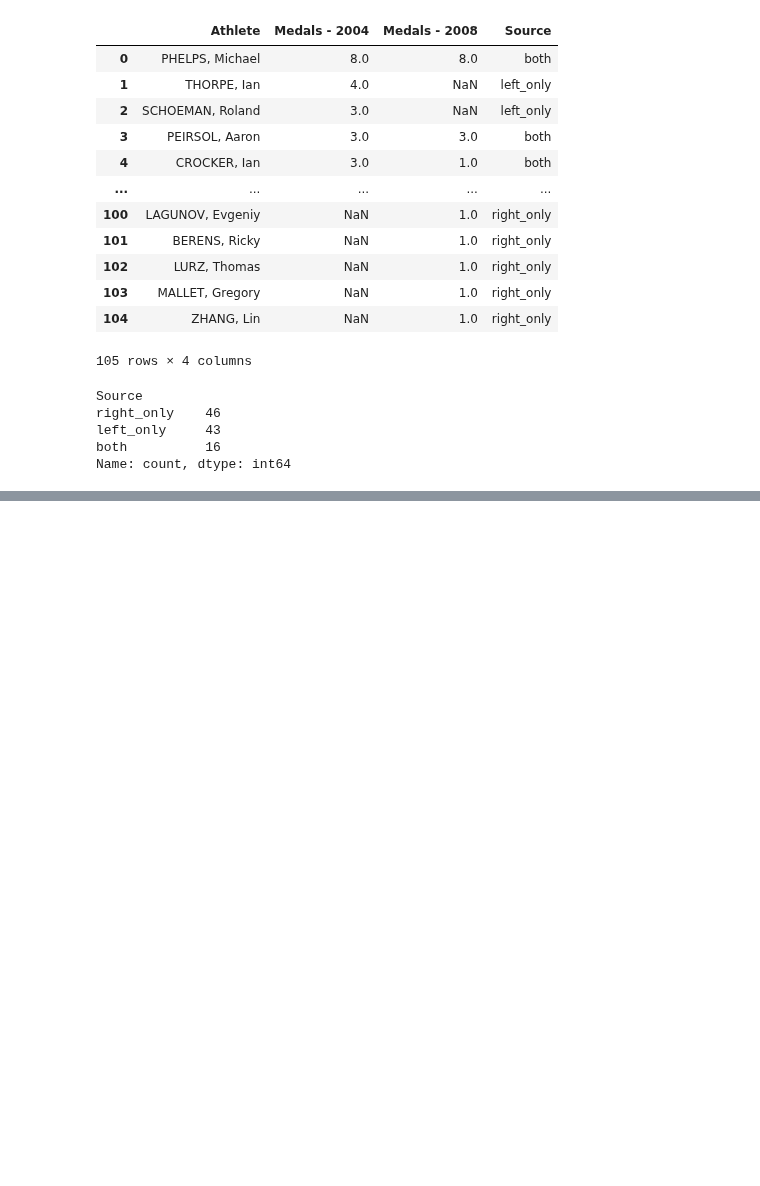
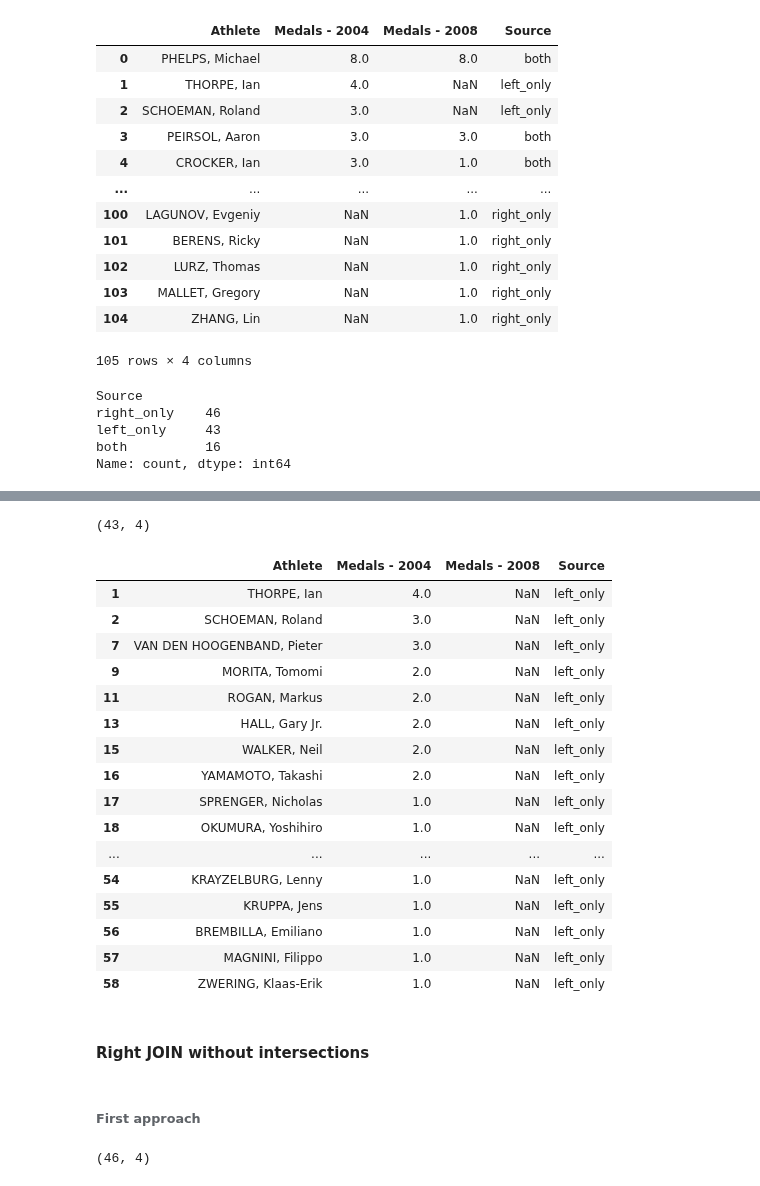
Before and after one commit to alchemistbg/udemy-the-complete-pandas-bootcamp, a Jupyter notebook: Section-14/Merging_Joining_and_Concatenating_Data.ipynb, the cells around one changed output, grey strips where cells are left out. Cells and saved outputs as stored; diff of their text form; code cells hidden in the pictures; blank space fills up the shorter version.

```diff
--- a/Section-14/Merging_Joining_and_Concatenating_Data.ipynb
+++ b/Section-14/Merging_Joining_and_Concatenating_Data.ipynb
@@ -473,0 +574,8 @@ Name: count, dtype: int64
+# %%
+men_0408_outer_2 = men_2004_3.merge(
+    right = men_2008_3,
+    how = 'outer',
+    on = 'Athlete',
+    suffixes = (' - 2004', ' - 2008'),
+    indicator = 'Source'
+)
@@ -473,0 +598,30 @@ Name: count, dtype: int64
+# %%
+men_0408_left_nois_2 = men_0408_outer_2[men_0408_outer_2.Source == 'left_only']
+# %%
+men_0408_left_nois_2.shape
+# %% [output]
+(43, 4)
+# %%
+men_0408_left_nois_2
+# %% [output]
+|  | Athlete | Medals - 2004 | Medals - 2008 | Source |
+| 1 | THORPE, Ian | 4.0 | NaN | left_only |
+| 2 | SCHOEMAN, Roland | 3.0 | NaN | left_only |
+| 7 | VAN DEN HOOGENBAND, Pieter | 3.0 | NaN | left_only |
+| 9 | MORITA, Tomomi | 2.0 | NaN | left_only |
+| 11 | ROGAN, Markus | 2.0 | NaN | left_only |
+| 13 | HALL, Gary Jr. | 2.0 | NaN | left_only |
+| 15 | WALKER, Neil | 2.0 | NaN | left_only |
+| 16 | YAMAMOTO, Takashi | 2.0 | NaN | left_only |
+| 17 | SPRENGER, Nicholas | 1.0 | NaN | left_only |
+| 18 | OKUMURA, Yoshihiro | 1.0 | NaN | left_only |
+| ... | ... | ... | ... | ... |
+| 54 | KRAYZELBURG, Lenny | 1.0 | NaN | left_only |
+| 55 | KRUPPA, Jens | 1.0 | NaN | left_only |
+| 56 | BREMBILLA, Emiliano | 1.0 | NaN | left_only |
+| 57 | MAGNINI, Filippo | 1.0 | NaN | left_only |
+| 58 | ZWERING, Klaas-Erik | 1.0 | NaN | left_only |
+# %% [markdown]
+#### **Right JOIN without intersections**
+# %% [markdown]
+###### **First approach**
@@ -473,0 +638,4 @@ Name: count, dtype: int64
+# %%
+men_0408_right_nois_1.shape
+# %% [output]
+(46, 4)
```
Also changed, not shown: parts of 26 cells of this notebook.
